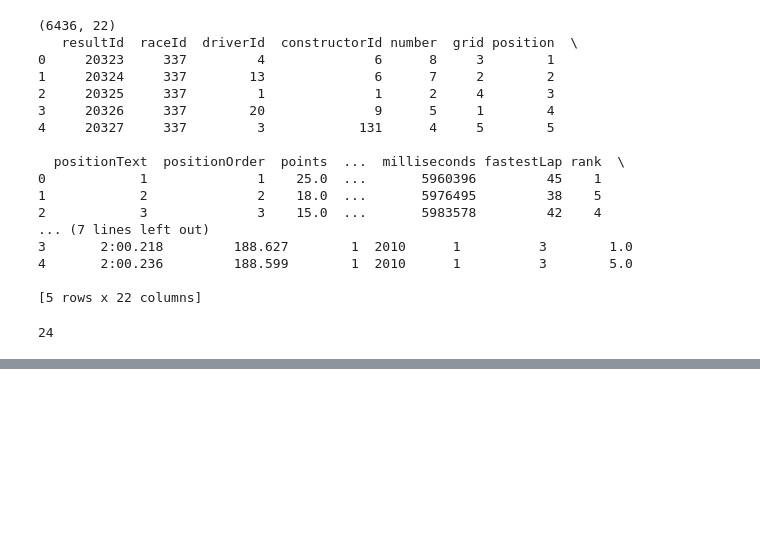
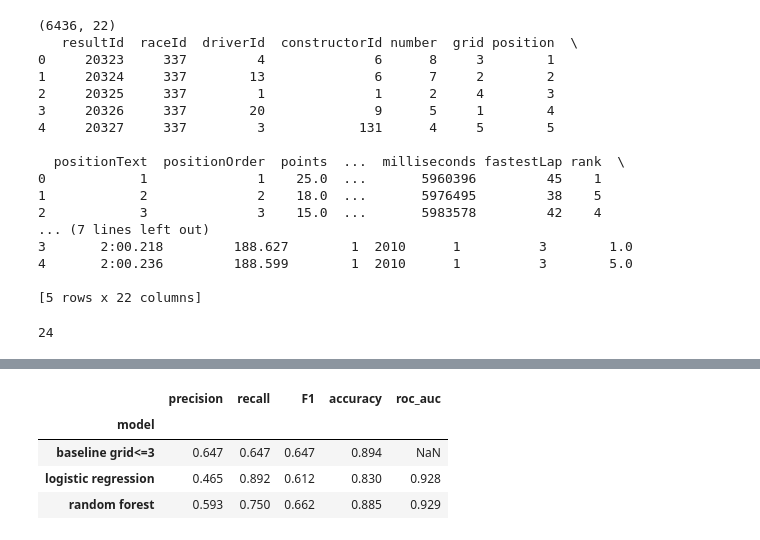
Before and after one commit to HariHere1/F1-podium-predictor, a Jupyter notebook: notebook.ipynb, the cells around one changed output, grey strips where cells are left out. Cells and saved outputs as stored; diff of their text form; code cells hidden in the pictures; blank space fills up the shorter version.

```diff
--- a/notebook.ipynb
+++ b/notebook.ipynb
@@ -211,0 +342,8 @@ print(df["quali_pos"].isna().sum())
+# %%
+# STEP 6 - baseline
+from sklearn.metrics import (precision_score, recall_score, f1_score, accuracy_score,
+                             roc_auc_score, confusion_matrix, classification_report)
+
+base_pred = (test["grid"] <= 3).astype(int).values
+print(classification_report(y_test, base_pred, digits=3))
+print(confusion_matrix(y_test, base_pred))
@@ -211,0 +368,33 @@ print(df["quali_pos"].isna().sum())
+# %%
+# STEP 7 - models + metrics table
+from sklearn.linear_model import LogisticRegression
+from sklearn.ensemble import RandomForestClassifier
+from sklearn.pipeline import make_pipeline
+from sklearn.preprocessing import StandardScaler
+
+lr = make_pipeline(StandardScaler(), LogisticRegression(max_iter=2000, class_weight="balanced"))
+lr.fit(X_train, y_train)
+
+rf = RandomForestClassifier(n_estimators=400, class_weight="balanced", random_state=42, n_jobs=-1)
+rf.fit(X_train, y_train)
+
+def metrics_row(name, y_true, y_pred, y_proba=None):
+    return {"model": name,
+            "precision": round(precision_score(y_true, y_pred), 3),
+            "recall": round(recall_score(y_true, y_pred), 3),
+            "F1": round(f1_score(y_true, y_pred), 3),
+            "accuracy": round(accuracy_score(y_true, y_pred), 3),
+            "roc_auc": round(roc_auc_score(y_true, y_proba), 3) if y_proba is not None else None}
+
+metrics_df = pd.DataFrame([
+    metrics_row("baseline grid<=3", y_test, base_pred),
+    metrics_row("logistic regression", y_test, lr.predict(X_test), lr.predict_proba(X_test)[:, 1]),
+    metrics_row("random forest", y_test, rf.predict(X_test), rf.predict_proba(X_test)[:, 1]),
+]).set_index("model")
+metrics_df
+# %% [output]
+|  | precision | recall | F1 | accuracy | roc_auc |
+| model |  |  |  |  |  |
+| baseline grid<=3 | 0.647 | 0.647 | 0.647 | 0.894 | NaN |
+| logistic regression | 0.465 | 0.892 | 0.612 | 0.830 | 0.928 |
+| random forest | 0.593 | 0.750 | 0.662 | 0.885 | 0.929 |
```
Also changed, not shown: parts of 19 cells of this notebook.
